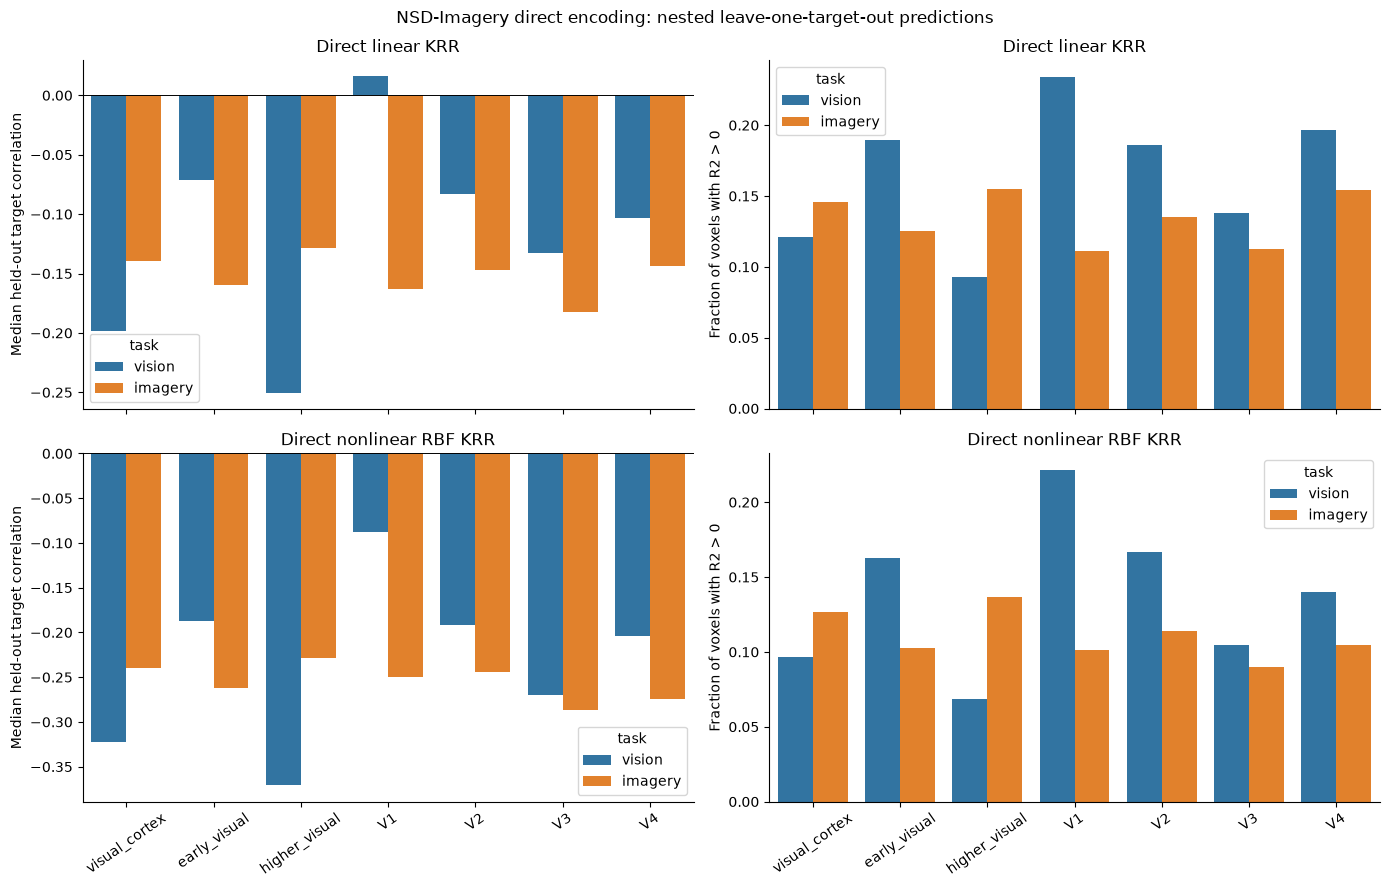
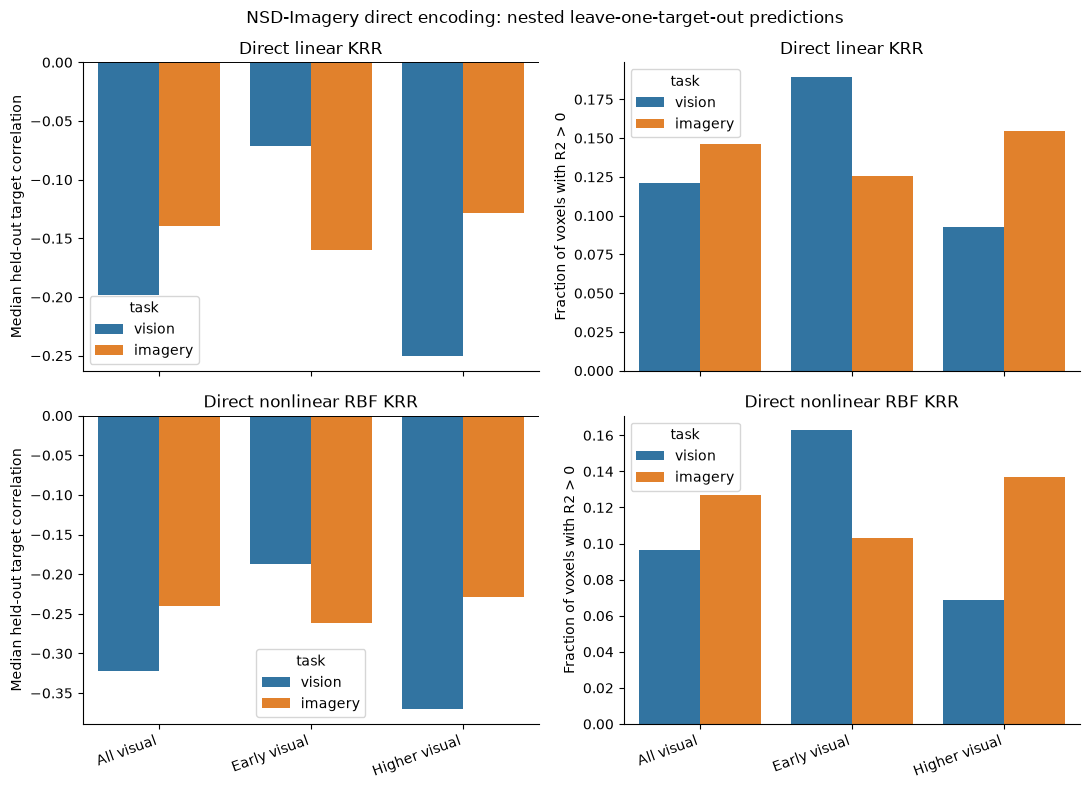
The notebook cell's code change between the first figure and the second:
--- before
+++ after
@@ -2,8 +2,9 @@
 if direct_summary_path.is_file():
     direct = pd.read_csv(direct_summary_path)
-    regions = ['visual_cortex', 'early_visual', 'higher_visual', 'V1', 'V2', 'V3', 'V4']
+    regions = ['visual_cortex', 'early_visual', 'higher_visual']
+    region_labels = ['All visual', 'Early visual', 'Higher visual']
     direct_plot = direct[direct['region'].isin(regions)].copy()
     direct_plot['region'] = pd.Categorical(direct_plot['region'], regions, ordered=True)
-    figure, axes = plt.subplots(2, 2, figsize=(14, 9), sharex=True)
+    figure, axes = plt.subplots(2, 2, figsize=(11, 8), sharex=True)
     for column, ylabel, axis in [
         ('median_voxel_target_correlation', 'Median held-out target correlation', axes[0, 0]),
@@ -11,5 +12,6 @@
     ]:
         sns.barplot(data=direct_plot[direct_plot['method'].eq('DirectLinearKRR')], x='region', y=column, hue='task', ax=axis)
-        axis.set_ylabel(ylabel); axis.set_xlabel(''); axis.tick_params(axis='x', rotation=35)
+        axis.set_ylabel(ylabel); axis.set_xlabel('')
+        axis.set_xticks(range(len(region_labels)), region_labels, rotation=20, ha='right')
     for column, ylabel, axis in [
         ('median_voxel_target_correlation', 'Median held-out target correlation', axes[1, 0]),
@@ -17,5 +19,6 @@
     ]:
         sns.barplot(data=direct_plot[direct_plot['method'].eq('DirectRBFKRR')], x='region', y=column, hue='task', ax=axis)
-        axis.set_ylabel(ylabel); axis.set_xlabel(''); axis.tick_params(axis='x', rotation=35)
+        axis.set_ylabel(ylabel); axis.set_xlabel('')
+        axis.set_xticks(range(len(region_labels)), region_labels, rotation=20, ha='right')
     axes[0, 0].set_title('Direct linear KRR'); axes[0, 1].set_title('Direct linear KRR')
     axes[1, 0].set_title('Direct nonlinear RBF KRR'); axes[1, 1].set_title('Direct nonlinear RBF KRR')
@@ -25,4 +28,8 @@
     figure.suptitle('NSD-Imagery direct encoding: nested leave-one-target-out predictions')
     figure.tight_layout()
+    direct_plot_path = REPORT_FIGURES / 'direct_encoding_summary.png'
+    figure.savefig(direct_plot_path, dpi=180, bbox_inches='tight', facecolor='white')
+    plt.show()
+    print('Saved:', direct_plot_path)
 else:
     print('Run the direct fit to create summaries.')

Commit: Update notebook 07 results